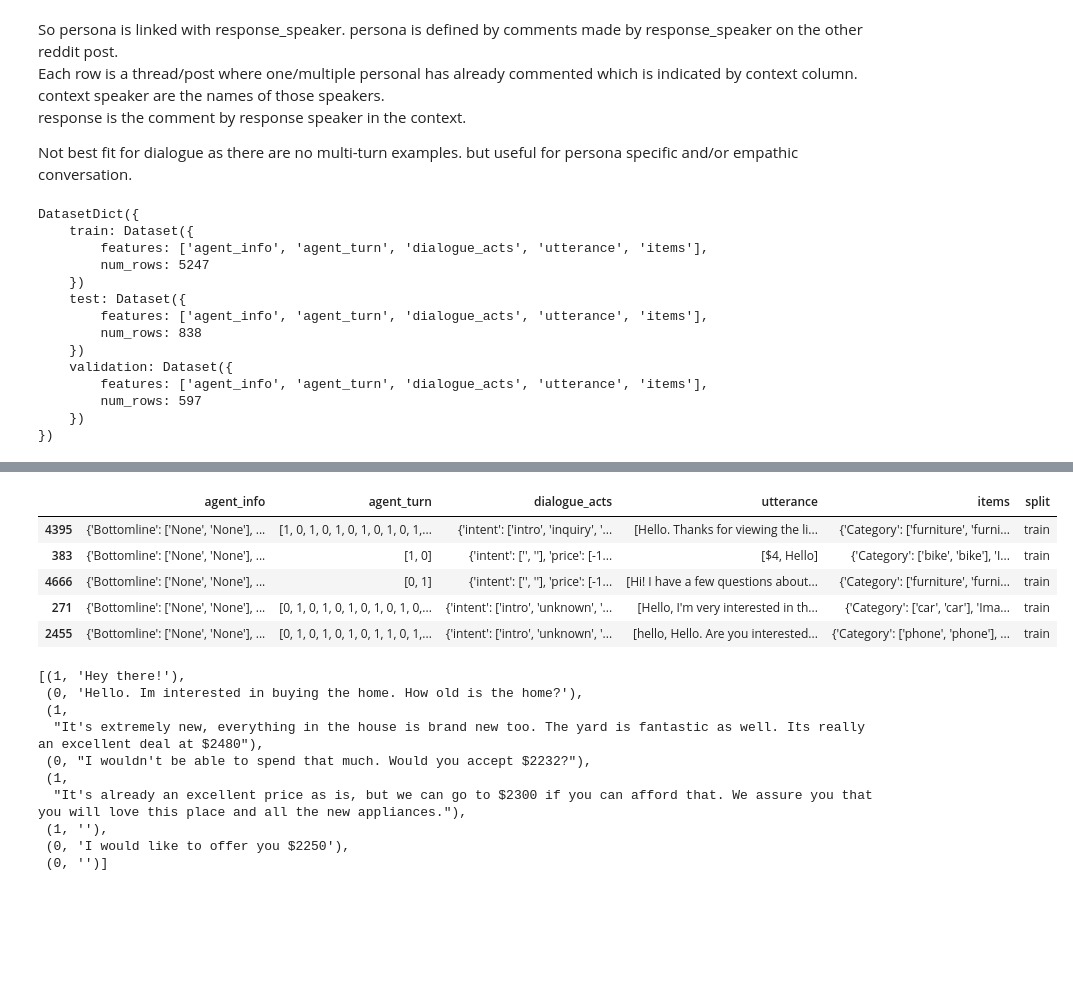
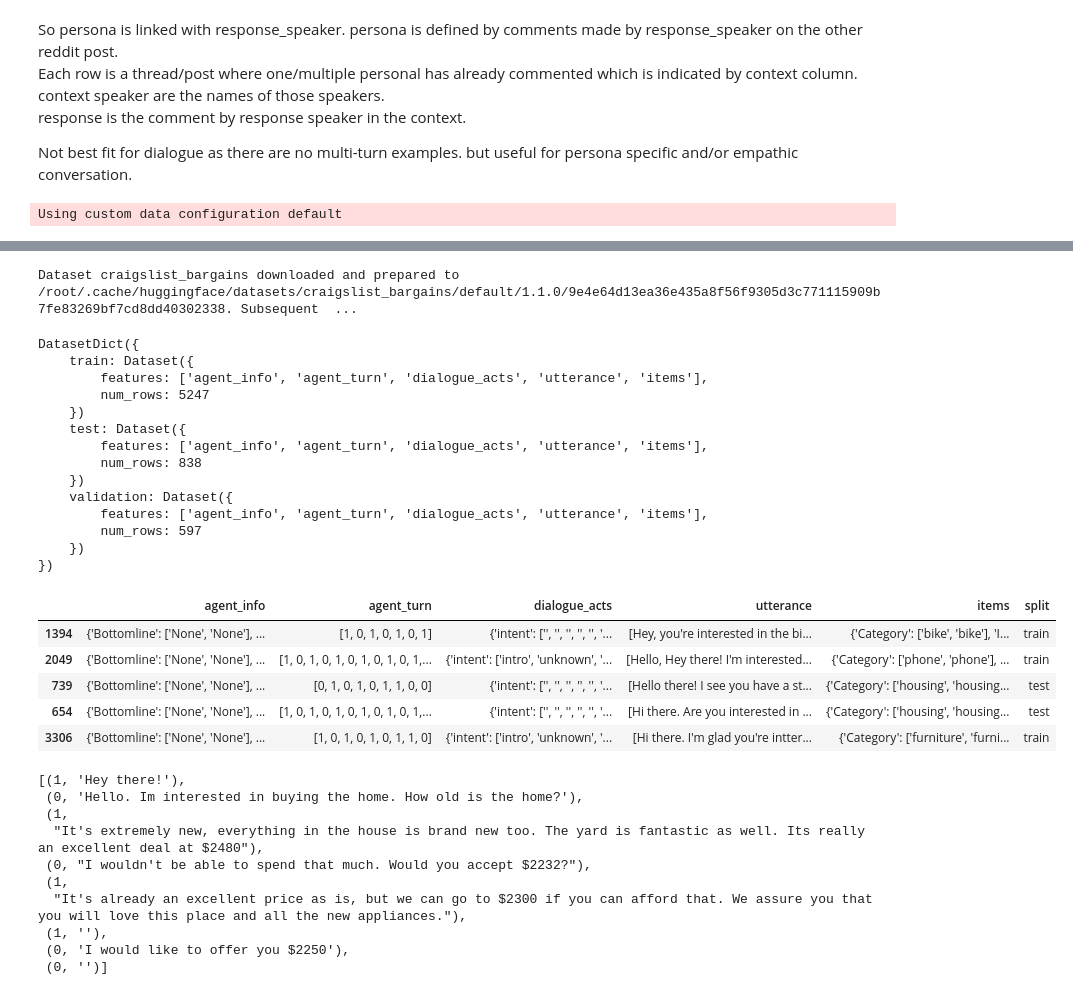
Before and after one commit to violetcodes/nlp-learn, a Jupyter notebook: notebooks/dialogue1_data_understanding_and_pretrained_models.ipynb, the cells around one changed output, grey strips where cells are left out. Drawn from its saved outputs; the diff is of its cells as text; code cells hidden in the pictures; blank space fills up the shorter version.

```diff
--- a/notebooks/dialogue1_data_understanding_and_pretrained_models.ipynb
+++ b/notebooks/dialogue1_data_understanding_and_pretrained_models.ipynb
@@ -91,24 +91,11 @@ response is the comment by response speaker in the context.
 
 Not best fit for dialogue as there are no multi-turn examples. but useful for persona specific and/or empathic conversation.
 # %%
-# craiglist = load_dataset('craigslist_bargains')
+craiglist = load_dataset('craigslist_bargains')
 display(craiglist)
 
 cgl_df = hfds2df(craiglist)
 
 cgl_df.sample(5)
 # %% [output]
-DatasetDict({
-    train: Dataset({
-        features: ['agent_info', 'agent_turn', 'dialogue_acts', 'utterance', 'items'],
-        num_rows: 5247
-    })
-    test: Dataset({
-        features: ['agent_info', 'agent_turn', 'dialogue_acts', 'utterance', 'items'],
-        num_rows: 838
-    })
-    validation: Dataset({
-        features: ['agent_info', 'agent_turn', 'dialogue_acts', 'utterance', 'items'],
-        num_rows: 597
-    })
-})
+Using custom data configuration default
@@ -115,9 +103,24 @@ DatasetDict({
+Dataset craigslist_bargains downloaded and prepared to /root/.cache/huggingface/datasets/craigslist_bargains/default/1.1.0/9e4e64d13ea36e435a8f56f9305d3c771115909b7fe83269bf7cd8dd40302338. Subsequent  ...
+DatasetDict({
+    train: Dataset({
+        features: ['agent_info', 'agent_turn', 'dialogue_acts', 'utterance', 'items'],
+        num_rows: 5247
+    })
+    test: Dataset({
+        features: ['agent_info', 'agent_turn', 'dialogue_acts', 'utterance', 'items'],
+        num_rows: 838
+    })
+    validation: Dataset({
+        features: ['agent_info', 'agent_turn', 'dialogue_acts', 'utterance', 'items'],
+        num_rows: 597
+    })
+})
 |  | agent_info | agent_turn | dialogue_acts | utterance | items | split |
-| 4395 | {'Bottomline': ['None', 'None'], ... | [1, 0, 1, 0, 1, 0, 1, 0, 1, 0, 1,... | {'intent': ['intro', 'inquiry', '... | [Hello. Thanks for viewing the li... | {'Category': ['furniture', 'furni... | train |
-| 383 | {'Bottomline': ['None', 'None'], ... | [1, 0] | {'intent': ['', ''], 'price': [-1... | [$4, Hello] | {'Category': ['bike', 'bike'], 'I... | train |
-| 4666 | {'Bottomline': ['None', 'None'], ... | [0, 1] | {'intent': ['', ''], 'price': [-1... | [Hi! I have a few questions about... | {'Category': ['furniture', 'furni... | train |
-| 271 | {'Bottomline': ['None', 'None'], ... | [0, 1, 0, 1, 0, 1, 0, 1, 0, 1, 0,... | {'intent': ['intro', 'unknown', '... | [Hello, I'm very interested in th... | {'Category': ['car', 'car'], 'Ima... | train |
-| 2455 | {'Bottomline': ['None', 'None'], ... | [0, 1, 0, 1, 0, 1, 0, 1, 1, 0, 1,... | {'intent': ['intro', 'unknown', '... | [hello, Hello. Are you interested... | {'Category': ['phone', 'phone'], ... | train |
+| 1394 | {'Bottomline': ['None', 'None'], ... | [1, 0, 1, 0, 1, 0, 1] | {'intent': ['', '', '', '', '', '... | [Hey, you're interested in the bi... | {'Category': ['bike', 'bike'], 'I... | train |
+| 2049 | {'Bottomline': ['None', 'None'], ... | [1, 0, 1, 0, 1, 0, 1, 0, 1, 0, 1,... | {'intent': ['intro', 'unknown', '... | [Hello, Hey there! I'm interested... | {'Category': ['phone', 'phone'], ... | train |
+| 739 | {'Bottomline': ['None', 'None'], ... | [0, 1, 0, 1, 0, 1, 1, 0, 0] | {'intent': ['', '', '', '', '', '... | [Hello there! I see you have a st... | {'Category': ['housing', 'housing... | test |
+| 654 | {'Bottomline': ['None', 'None'], ... | [1, 0, 1, 0, 1, 0, 1, 0, 1, 0, 1,... | {'intent': ['', '', '', '', '', '... | [Hi there. Are you interested in ... | {'Category': ['housing', 'housing... | test |
+| 3306 | {'Bottomline': ['None', 'None'], ... | [1, 0, 1, 0, 1, 0, 1, 1, 0] | {'intent': ['intro', 'unknown', '... | [Hi there. I'm glad you're intter... | {'Category': ['furniture', 'furni... | train |
 # %%
 list(zip(*cgl_df.sample(1, random_state=414)[[ 'agent_turn', 'utterance']].values[0].tolist()))
 # %% [output]
```
Also changed, not shown: parts of 27 cells of this notebook.
